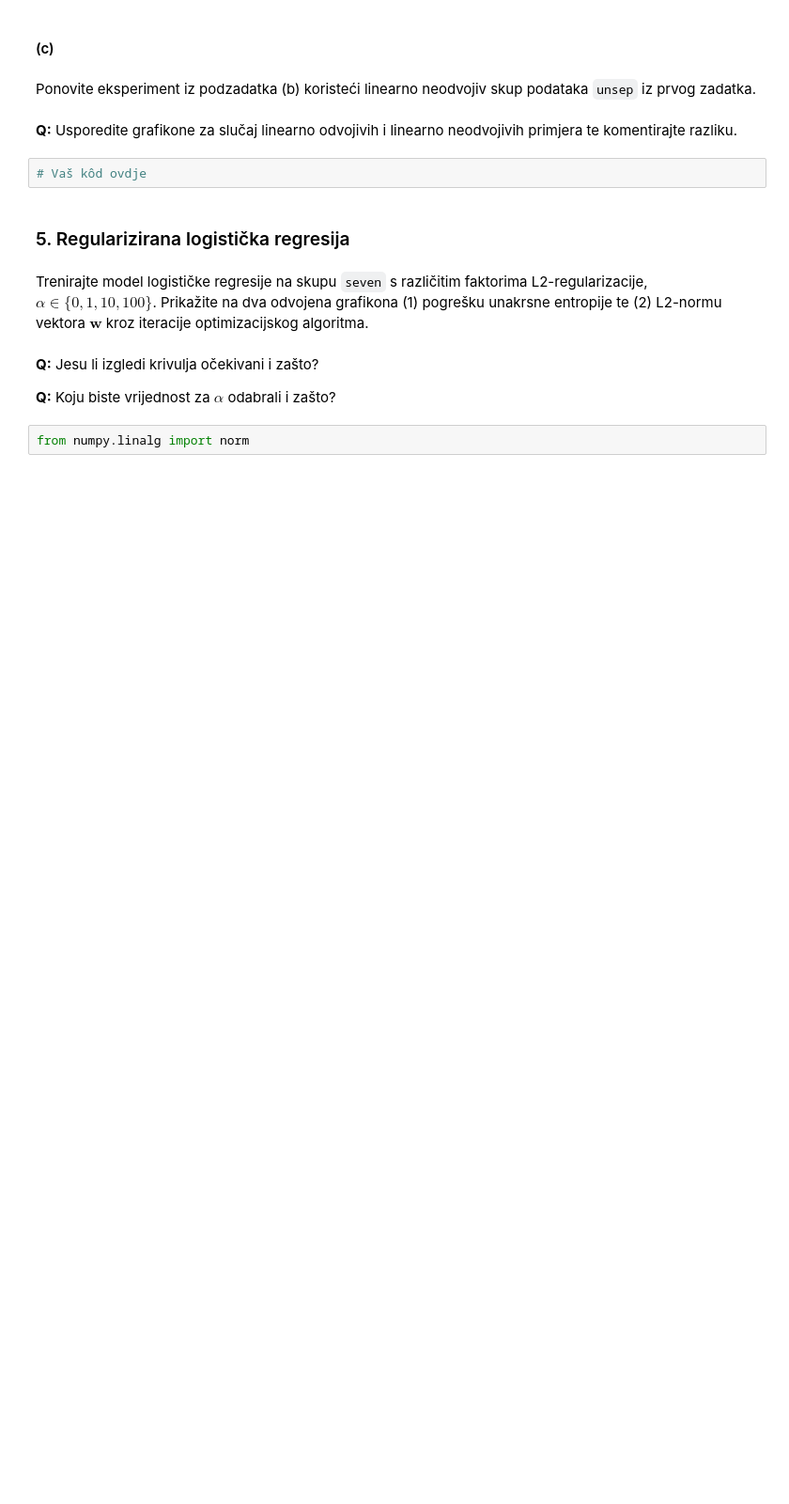
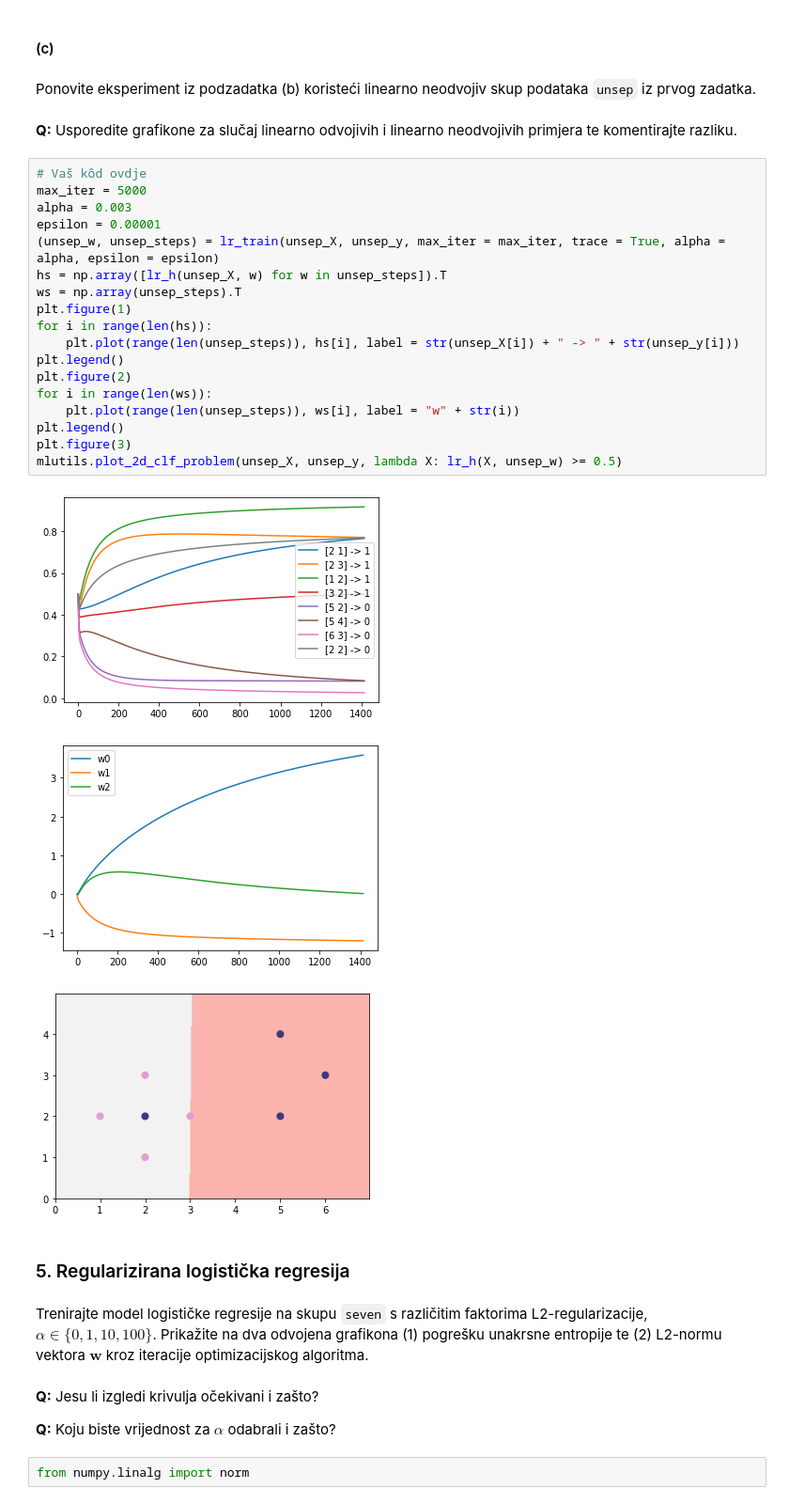
Before and after one commit to aj50009/su, a Jupyter notebook: SU-2019-LAB02-0036500097.ipynb, the cells around one changed output. Shown at 94% size. Drawn from its saved outputs; the diff is of its cells as text; blank space fills up the shorter version.

```diff
--- a/SU-2019-LAB02-0036500097.ipynb
+++ b/SU-2019-LAB02-0036500097.ipynb
@@ -351,8 +375,28 @@ Trenirajte model logističke regresije na skupu `seven` te na dva odvojena grafi
 Ponovite eksperiment iz podzadatka (b) koristeći linearno neodvojiv skup podataka `unsep` iz prvog zadatka.
 # %% [markdown]
 **Q:** Usporedite grafikone za slučaj linearno odvojivih i linearno neodvojivih primjera te komentirajte razliku.
-# %%
-# Vaš kôd ovdje
+# %%
+# Vaš kôd ovdje
+max_iter = 5000
+alpha = 0.003
+epsilon = 0.00001
+(unsep_w, unsep_steps) = lr_train(unsep_X, unsep_y, max_iter = max_iter, trace = True, alpha = alpha, epsilon = epsilon)
+hs = np.array([lr_h(unsep_X, w) for w in unsep_steps]).T
+ws = np.array(unsep_steps).T
+plt.figure(1)
+for i in range(len(hs)):
+    plt.plot(range(len(unsep_steps)), hs[i], label = str(unsep_X[i]) + " -> " + str(unsep_y[i]))
+plt.legend()
+plt.figure(2)
+for i in range(len(ws)):
+    plt.plot(range(len(unsep_steps)), ws[i], label = "w" + str(i))
+plt.legend()
+plt.figure(3)
+mlutils.plot_2d_clf_problem(unsep_X, unsep_y, lambda X: lr_h(X, unsep_w) >= 0.5)
+# %% [output]
+[figure, added]
+[figure, added]
+[figure, added]
 # %% [markdown]
 ### 5. Regularizirana logistička regresija
 # %% [markdown]
```
Also changed, not shown: parts of 10 cells of this notebook.
